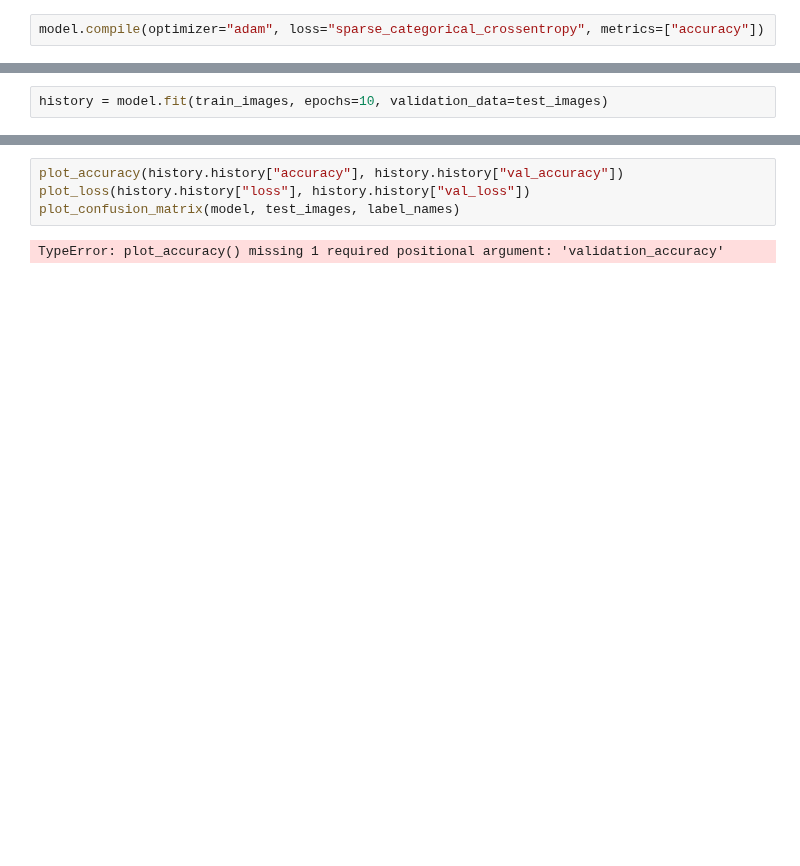
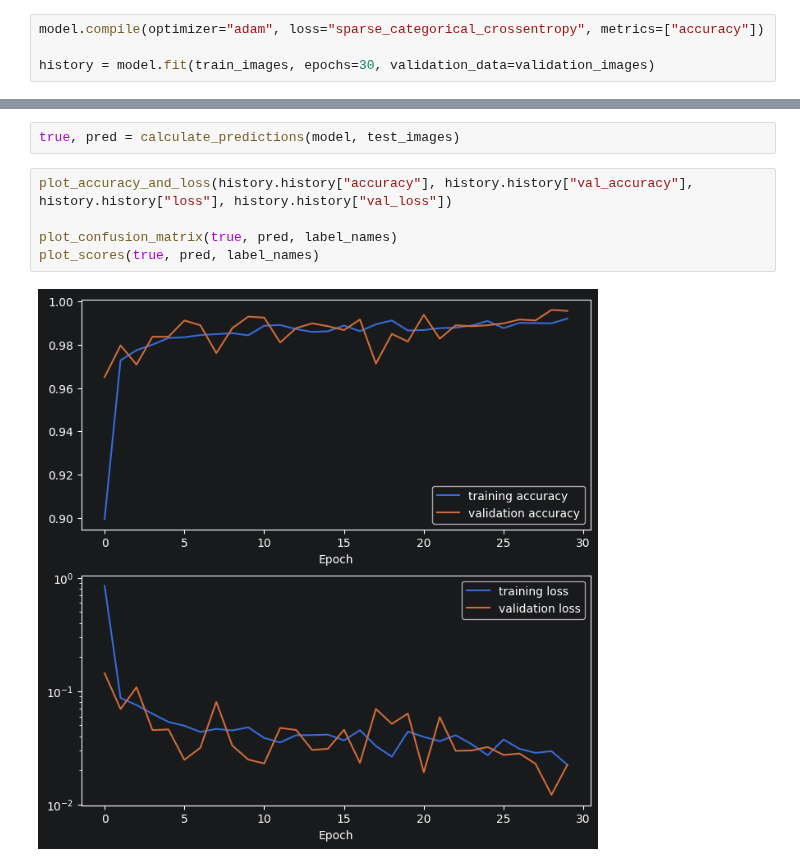
Before and after one commit to Nukufel/AiAp_MiniProj_1, a Jupyter notebook: overfitting.ipynb, the cells around one changed output, grey strips where cells are left out. Cells and saved outputs as stored; diff of their text form; blank space fills up the shorter version.

```diff
--- a/overfitting.ipynb
+++ b/overfitting.ipynb
@@ -67,2 +120,4 @@ Model: "sequential_13"
 # %%
 model.compile(optimizer="adam", loss="sparse_categorical_crossentropy", metrics=["accuracy"])
+
+history = model.fit(train_images, epochs=30, validation_data=validation_images)
@@ -69,2 +141,0 @@ model.compile(optimizer="adam", loss="sparse_categorical_crossentropy", metrics=
-# %%
-history = model.fit(train_images, epochs=10, validation_data=test_images)
@@ -92,6 +164,9 @@ Epoch 10/10
 # %%
-plot_accuracy(history.history["accuracy"], history.history["val_accuracy"])
-plot_loss(history.history["loss"], history.history["val_loss"])
-plot_confusion_matrix(model, test_images, label_names)
+true, pred = calculate_predictions(model, test_images)
-# %% [output]
-TypeError: plot_accuracy() missing 1 required positional argument: 'validation_accuracy'
+# %%
+plot_accuracy_and_loss(history.history["accuracy"], history.history["val_accuracy"], history.history["loss"], history.history["val_loss"])
+
+plot_confusion_matrix(true, pred, label_names)
+plot_scores(true, pred, label_names)
+# %% [output]
+[figure, added]
```
Also changed, not shown: parts of 13 cells of this notebook.
